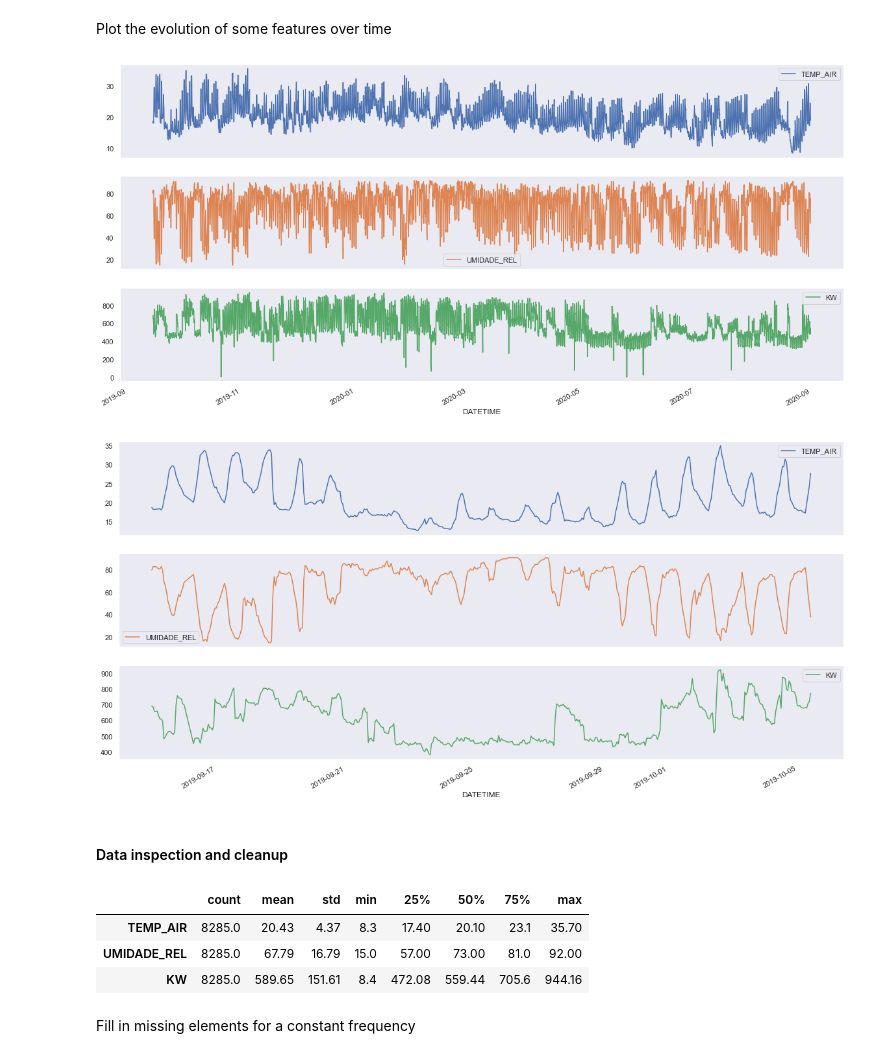
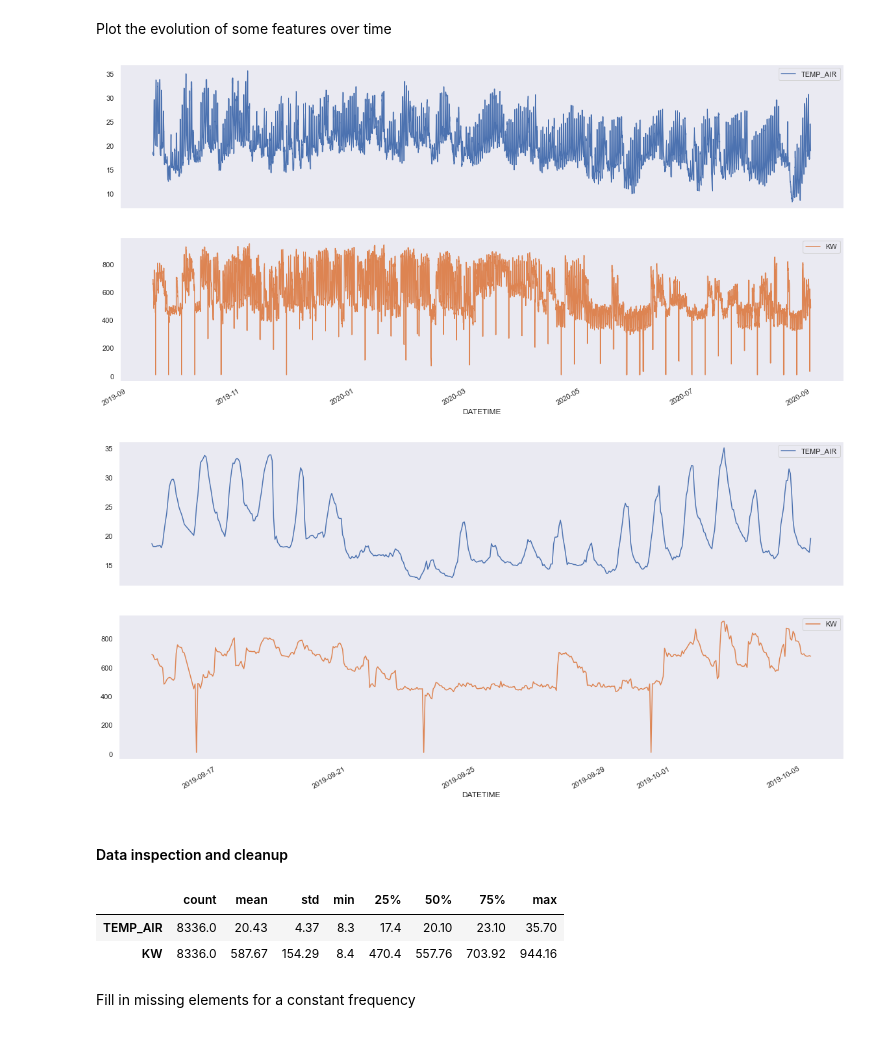
Before and after one commit to singhshraddha/ss-iotfunctions, a Jupyter notebook: notebooks/CognioForecastingKeras-RNN.ipynb, the cells around one changed output. Saved outputs shown, nothing was run; the diff lists cells and outputs as text; code cells hidden in the pictures.

```diff
--- a/notebooks/CognioForecastingKeras-RNN.ipynb
+++ b/notebooks/CognioForecastingKeras-RNN.ipynb
@@ -108,30 +111,29 @@ df.head()
 | 3 | 2019-09-15 03:00:00 | 18.2 | 83.0 | 655.20 | 65.52 |
 | 4 | 2019-09-15 04:00:00 | 18.3 | 82.0 | 660.24 | 66.02 |
 # %%
-df.drop(columns=['KW2'], inplace=True)
+df.drop(columns=['KW2', 'UMIDADE_REL'], inplace=True)
 # %% [markdown]
 Plot the evolution of some features over time
 # %%
-plot_cols = ['TEMP_AIR', 'UMIDADE_REL', 'KW']
+plot_cols = ['TEMP_AIR', 'KW']
 plot_features = df[plot_cols]
 plot_features.index = df.DATETIME
 _ = plot_features.plot(subplots=True)
 
 plot_features = df[plot_cols][:480]
 plot_features.index = df.DATETIME[:480]
 _ = plot_features.plot(subplots=True)
 # %% [output]
-[figure, old version]
+[figure, new version]
-[figure, old version]
+[figure, new version]
 # %% [markdown]
 #### Data inspection and cleanup
 # %%
 df.describe().transpose()
 # %% [output]
 |  | count | mean | std | min | 25% | 50% | 75% | max |
-| TEMP_AIR | 8285.0 | 20.43 | 4.37 | 8.3 | 17.40 | 20.10 | 23.1 | 35.70 |
-| UMIDADE_REL | 8285.0 | 67.79 | 16.79 | 15.0 | 57.00 | 73.00 | 81.0 | 92.00 |
-| KW | 8285.0 | 589.65 | 151.61 | 8.4 | 472.08 | 559.44 | 705.6 | 944.16 |
+| TEMP_AIR | 8336.0 | 20.43 | 4.37 | 8.3 | 17.4 | 20.10 | 23.10 | 35.70 |
+| KW | 8336.0 | 587.67 | 154.29 | 8.4 | 470.4 | 557.76 | 703.92 | 944.16 |
 # %% [markdown]
 Fill in missing elements for a constant frequency
 # %%
```
Also changed, not shown: parts of 49 cells of this notebook, 1 other file.
